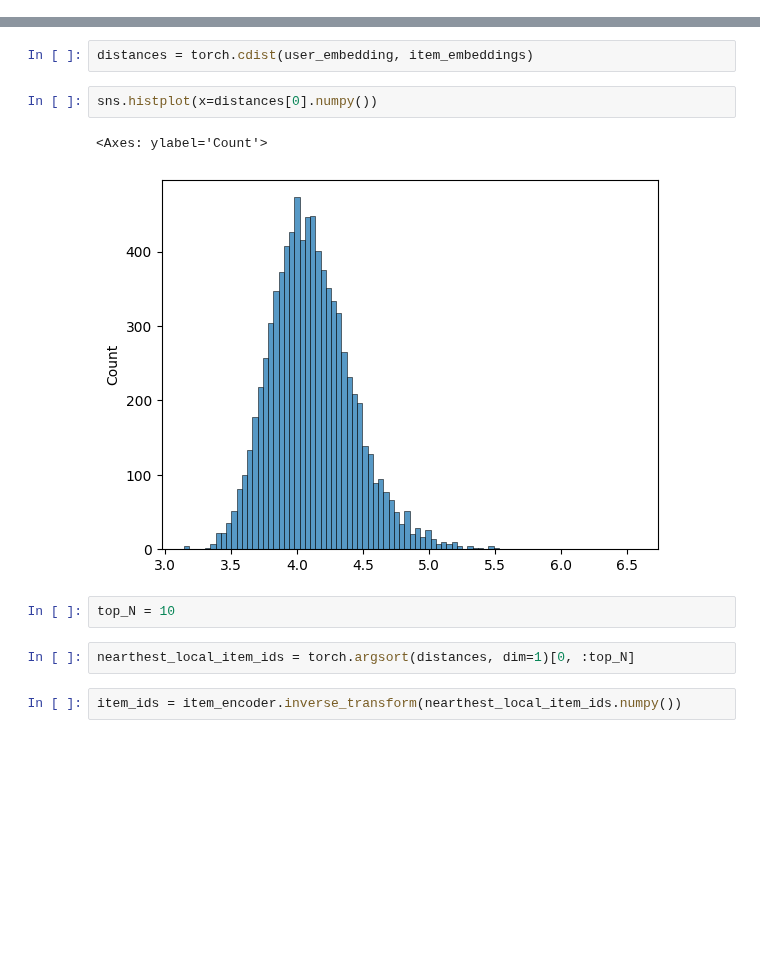
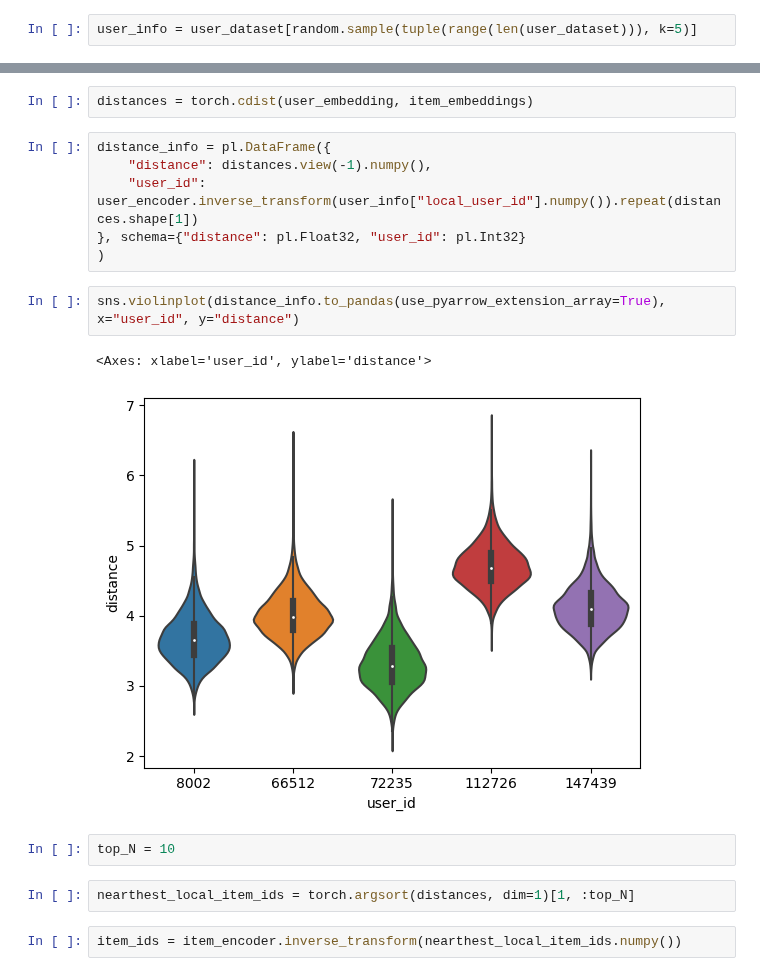
Before and after one commit to KernelA/education-recsys, a Jupyter notebook: l5_neural_netwok.ipynb, the cells around one changed output, grey strips where cells are left out. Cells and saved outputs as stored; diff of their text form; blank space fills up the shorter version.

```diff
--- a/l5_neural_netwok.ipynb
+++ b/l5_neural_netwok.ipynb
@@ -71,3 +77,5 @@ user_info
+# %%
+user_info = user_dataset[random.sample(tuple(range(len(user_dataset))), k=5)]
 # %%
 with torch.no_grad():
     user_embedding = model.get_user_embedding(user_info["local_user_id"], user_info["user_features"])
@@ -97,15 +105,21 @@ local_item_ids = torch.cat(local_item_ids)
 item_embeddings = torch.cat(item_embeddings, dim=0)
 # %%
 distances = torch.cdist(user_embedding, item_embeddings)
-# %%
-sns.histplot(x=distances[0].numpy())
-# %% [output]
-<Axes: ylabel='Count'>
-[figure, removed]
+# %%
+distance_info = pl.DataFrame({
+    "distance": distances.view(-1).numpy(),
+    "user_id": user_encoder.inverse_transform(user_info["local_user_id"].numpy()).repeat(distances.shape[1])
+}, schema={"distance": pl.Float32, "user_id": pl.Int32}
+)
+# %%
+sns.violinplot(distance_info.to_pandas(use_pyarrow_extension_array=True), x="user_id", y="distance")
+# %% [output]
+<Axes: xlabel='user_id', ylabel='distance'>
+[figure, added]
 # %%
 top_N = 10
 # %%
-nearthest_local_item_ids = torch.argsort(distances, dim=1)[0, :top_N]
+nearthest_local_item_ids = torch.argsort(distances, dim=1)[1, :top_N]
 # %%
 item_ids = item_encoder.inverse_transform(nearthest_local_item_ids.numpy())
 # %%
```
Also changed, not shown: parts of 8 cells of this notebook, 2 other files.
